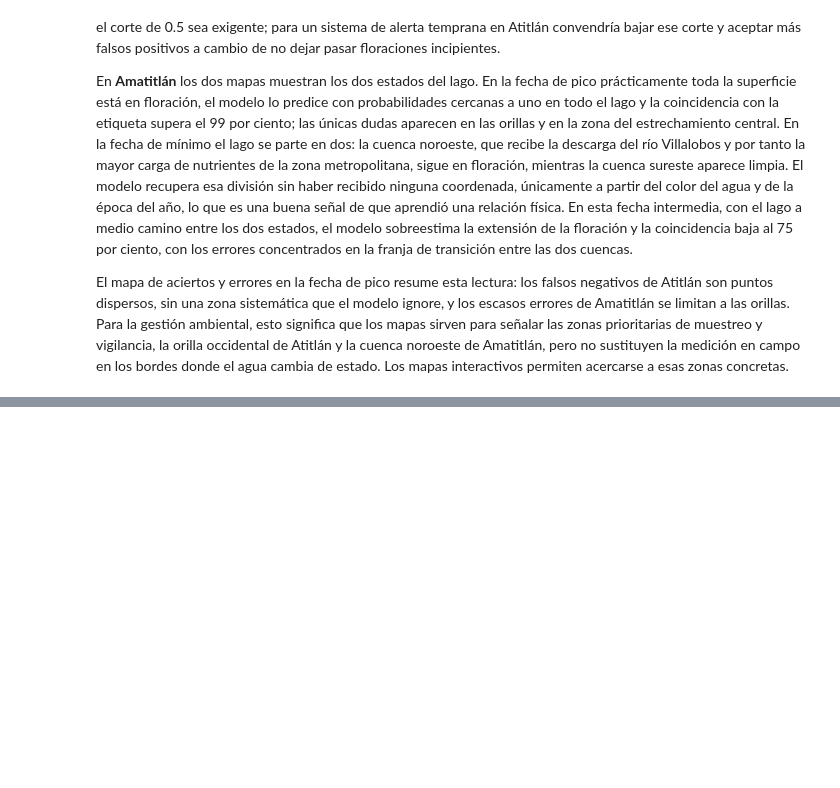
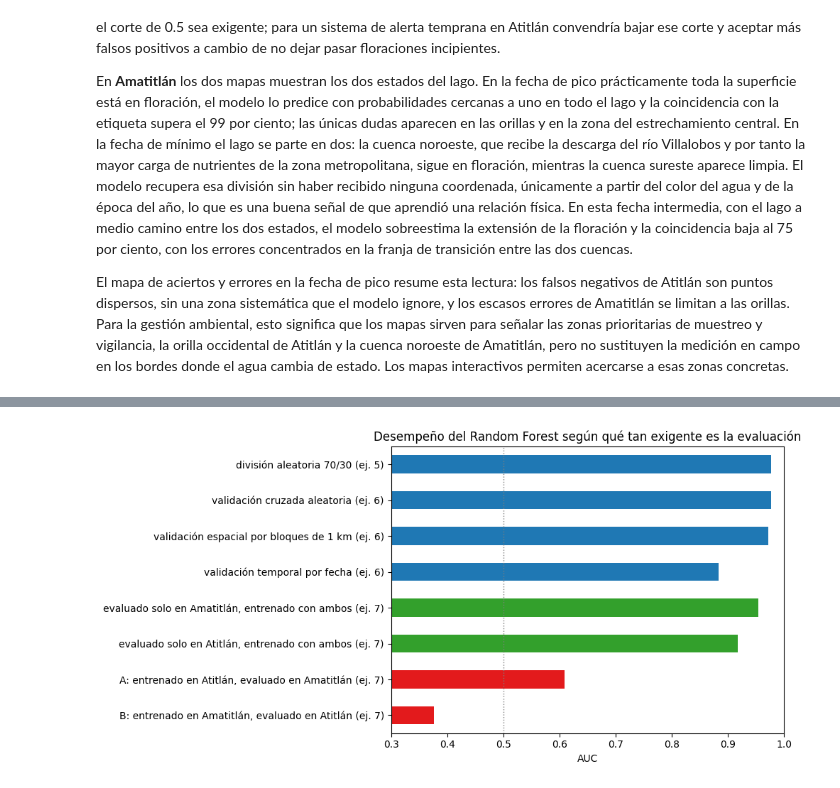
Before and after one commit to FerAHMz/lab4-ds, a Jupyter notebook: notebooks/lab4_parte2.ipynb, the cells around one changed output, grey strips where cells are left out. Drawn from its saved outputs; the diff is of its cells as text; code cells hidden in the pictures; blank space fills up the shorter version.

```diff
--- a/notebooks/lab4_parte2.ipynb
+++ b/notebooks/lab4_parte2.ipynb
@@ -1754,0 +1761,21 @@ a esas zonas concretas.
+# %%
+mejor_nombre = metricas["roc_auc"].idxmax()
+resumen_final = pd.DataFrame([
+    {"escenario": "división aleatoria 70/30 (ej. 5)", "auc": metricas.loc[mejor_nombre, "roc_auc"],
+     "f1": metricas.loc[mejor_nombre, "f1"]},
+    {"escenario": "validación cruzada aleatoria (ej. 6)", "auc": validacion.loc[mejor_nombre, "aleatoria"], "f1": np.nan},
+    {"escenario": "validación espacial por bloques de 1 km (ej. 6)", "auc": validacion.loc[mejor_nombre, "espacial"], "f1": np.nan},
+    {"escenario": "validación temporal por fecha (ej. 6)", "auc": validacion.loc[mejor_nombre, "temporal"], "f1": np.nan},
+    {"escenario": "evaluado solo en Amatitlán, entrenado con ambos (ej. 7)",
+     "auc": referencia.loc[("amatitlan", mejor_nombre), "roc_auc"], "f1": referencia.loc[("amatitlan", mejor_nombre), "f1"]},
+    {"escenario": "evaluado solo en Atitlán, entrenado con ambos (ej. 7)",
+     "auc": referencia.loc[("atitlan", mejor_nombre), "roc_auc"], "f1": referencia.loc[("atitlan", mejor_nombre), "f1"]},
+    {"escenario": "A: entrenado en Atitlán, evaluado en Amatitlán (ej. 7)",
+     "auc": cruzada.loc[("A: entrena Atitlán → evalúa Amatitlán", mejor_nombre), "roc_auc"],
+     "f1": cruzada.loc[("A: entrena Atitlán → evalúa Amatitlán", mejor_nombre), "f1"]},
+    {"escenario": "B: entrenado en Amatitlán, evaluado en Atitlán (ej. 7)",
+     "auc": cruzada.loc[("B: entrena Amatitlán → evalúa Atitlán", mejor_nombre), "roc_auc"],
+     "f1": cruzada.loc[("B: entrena Amatitlán → evalúa Atitlán", mejor_nombre), "f1"]},
+]).set_index("escenario").round(3)
+print("modelo:", mejor_nombre)
+resumen_final
@@ -1754,0 +1794,13 @@ a esas zonas concretas.
+# %%
+fig, ax = plt.subplots(figsize=(10, 5))
+colores = ["#1f78b4"] * 4 + ["#33a02c"] * 2 + ["#e31a1c"] * 2
+resumen_final["auc"].iloc[::-1].plot.barh(ax=ax, color=colores[::-1])
+ax.axvline(0.5, color="gray", ls=":", lw=1)
+ax.set_xlim(0.3, 1.0)
+ax.set_xlabel("AUC")
+ax.set_ylabel("")
+ax.set_title(f"Desempeño del {mejor_nombre} según qué tan exigente es la evaluación")
+fig.tight_layout()
+plt.show()
+# %% [output]
+[figure, added]
```
Also changed, not shown: parts of 3 cells of this notebook.
